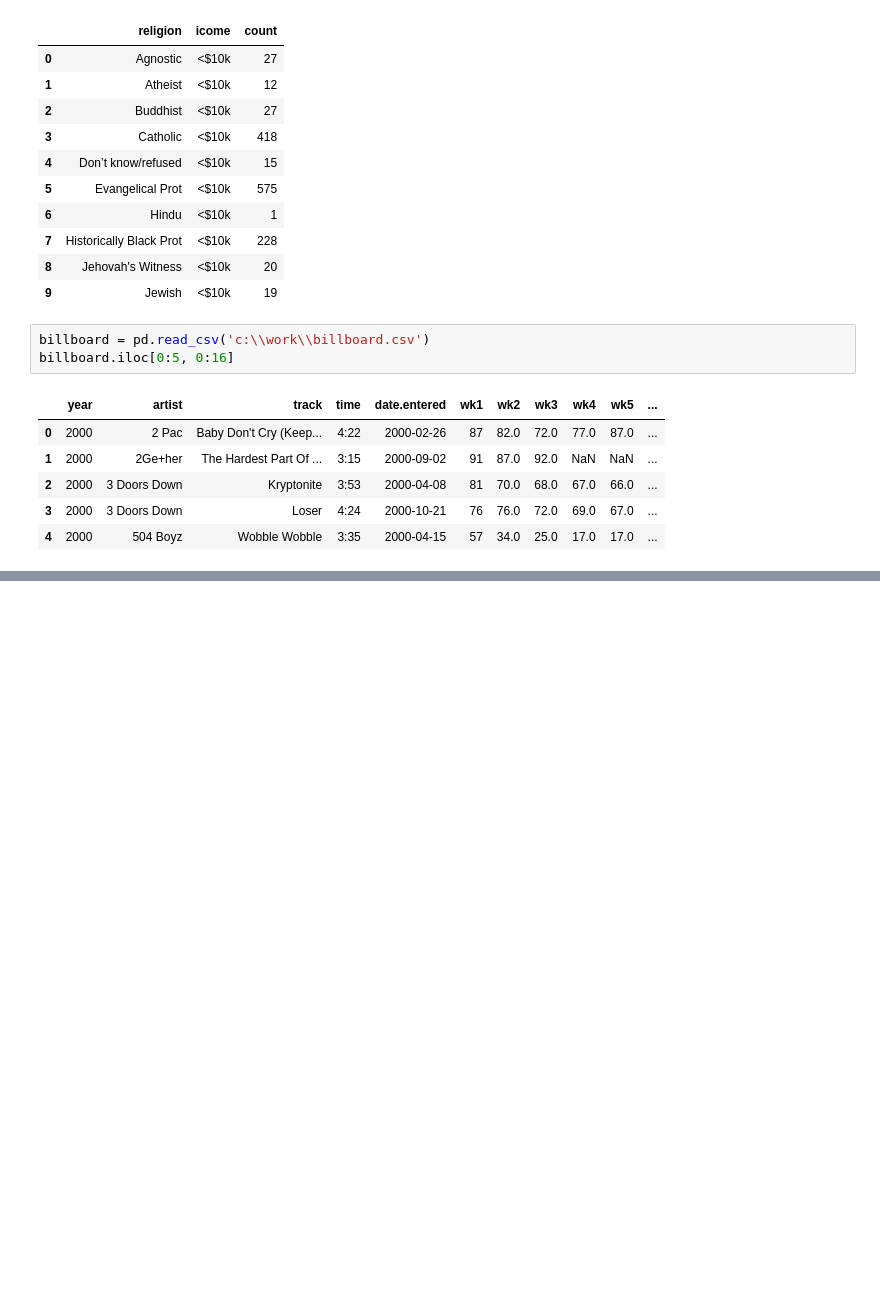
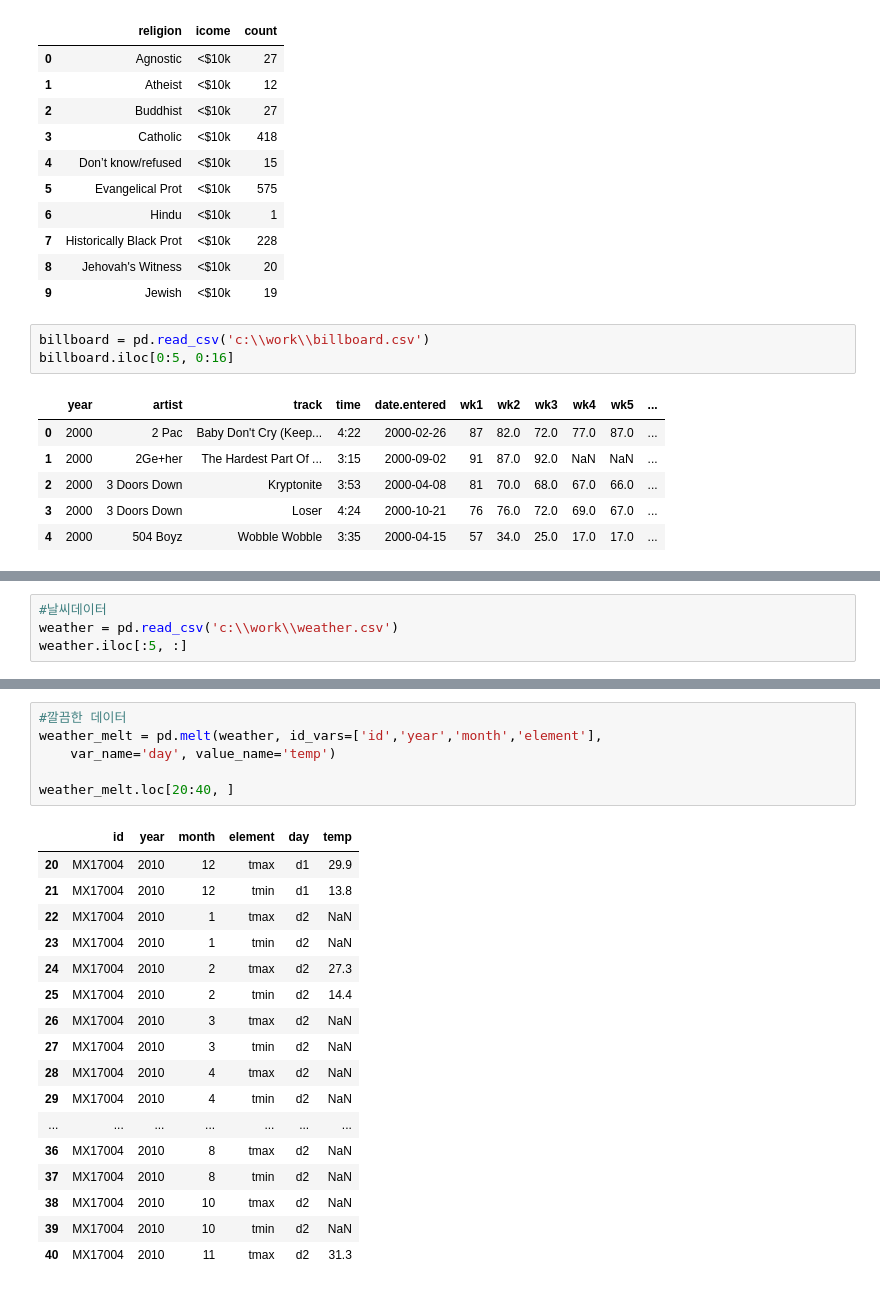
Before and after one commit to papasmf1/python221024, a Jupyter notebook: demo깔끔한데이터만들기.ipynb, the cells around one changed output, grey strips where cells are left out. Cells and saved outputs as stored; diff of their text form; blank space fills up the shorter version.

```diff
--- a/demo깔끔한데이터만들기.ipynb
+++ b/demo깔끔한데이터만들기.ipynb
@@ -61,0 +181,4 @@ billboard.iloc[0:5, 0:16]
+# %%
+#날씨데이터
+weather = pd.read_csv('c:\\work\\weather.csv')
+weather.iloc[:5, :]
@@ -61,0 +193,24 @@ billboard.iloc[0:5, 0:16]
+# %%
+#깔끔한 데이터
+weather_melt = pd.melt(weather, id_vars=['id','year','month','element'],
+    var_name='day', value_name='temp')
+
+weather_melt.loc[20:40, ]
+# %% [output]
+|  | id | year | month | element | day | temp |
+| 20 | MX17004 | 2010 | 12 | tmax | d1 | 29.9 |
+| 21 | MX17004 | 2010 | 12 | tmin | d1 | 13.8 |
+| 22 | MX17004 | 2010 | 1 | tmax | d2 | NaN |
+| 23 | MX17004 | 2010 | 1 | tmin | d2 | NaN |
+| 24 | MX17004 | 2010 | 2 | tmax | d2 | 27.3 |
+| 25 | MX17004 | 2010 | 2 | tmin | d2 | 14.4 |
+| 26 | MX17004 | 2010 | 3 | tmax | d2 | NaN |
+| 27 | MX17004 | 2010 | 3 | tmin | d2 | NaN |
+| 28 | MX17004 | 2010 | 4 | tmax | d2 | NaN |
+| 29 | MX17004 | 2010 | 4 | tmin | d2 | NaN |
+| ... | ... | ... | ... | ... | ... | ... |
+| 36 | MX17004 | 2010 | 8 | tmax | d2 | NaN |
+| 37 | MX17004 | 2010 | 8 | tmin | d2 | NaN |
+| 38 | MX17004 | 2010 | 10 | tmax | d2 | NaN |
+| 39 | MX17004 | 2010 | 10 | tmin | d2 | NaN |
+| 40 | MX17004 | 2010 | 11 | tmax | d2 | 31.3 |
```
Also changed, not shown: parts of 14 cells of this notebook.
